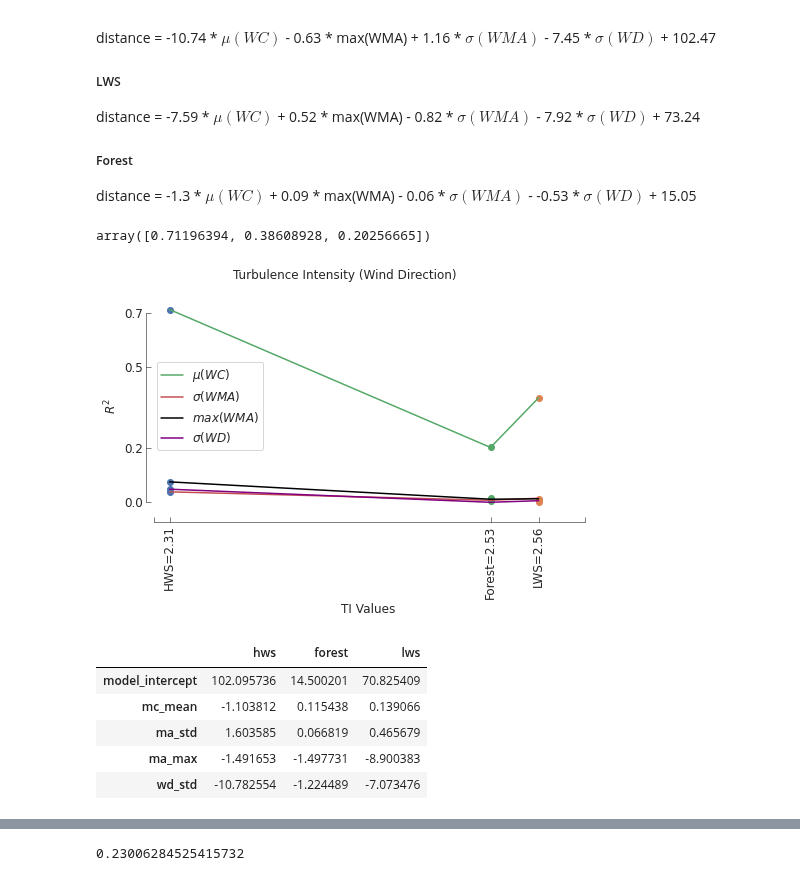
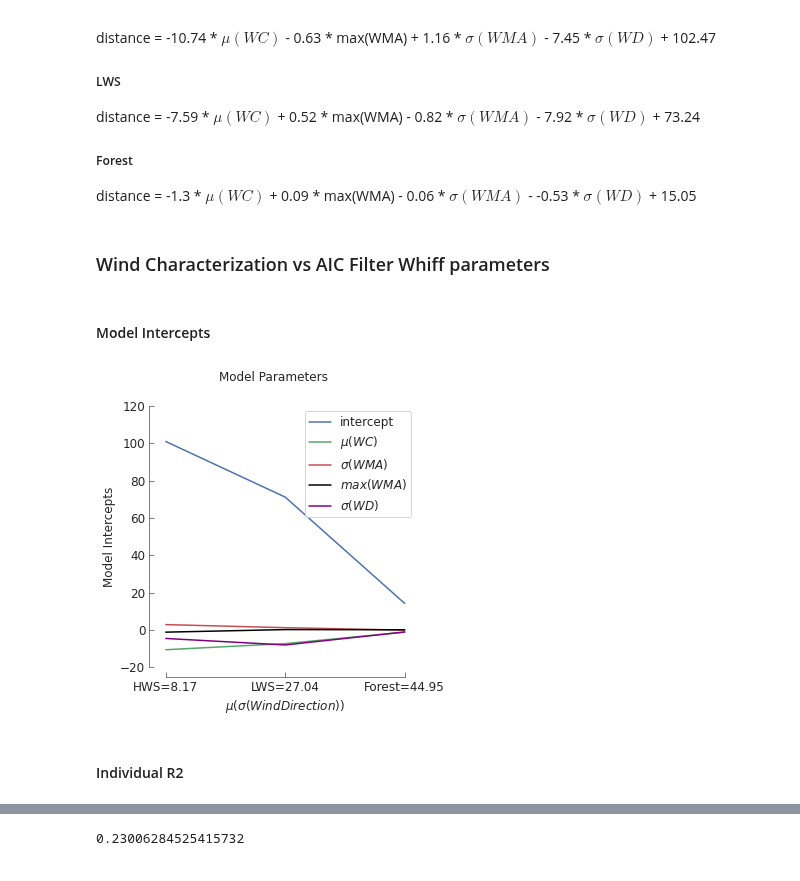
Before and after one commit to arunavanag591/odor_analysis, a Jupyter notebook: data_exploration/dataClassification.ipynb, the cells around one changed output, grey strips where cells are left out. Drawn from its saved outputs; the diff is of its cells as text; code cells hidden in the pictures.

```diff
--- a/data_exploration/dataClassification.ipynb
+++ b/data_exploration/dataClassification.ipynb
@@ -282,4 +281,2 @@ val1=val1.transpose()
-# %%
-r2.loc[0].values
-# %% [output]
-array([0.71196394, 0.38608928, 0.20256665])
+# %% [markdown]
+### Wind Characterization vs AIC Filter Whiff parameters
@@ -286,33 +287,35 @@ array([0.71196394, 0.38608928, 0.20256665])
+# %% [markdown]
+#### Model Intercepts
+# %%
+val=pd.read_hdf(dir+'aic_filtered_model_params.h5')
 # %%
-f,ax = plt.subplots(1,1,figsize=(7,5))
-ax.plot(np.repeat(HwsTi,len(r2)), r2.hws,'o')
-ax.plot(np.repeat(LwsTi,len(r2)), r2.lws,'o')
-ax.plot(np.repeat(ForestTi,len(r2)), r2.forest,'o')
+f,ax = plt.subplots(1,1,figsize=(5,5))
+
 ax.grid(False)
-
-# ax.plot([hwsti,lwsti,forestti],val1.iloc[0],c='b',label='model_intercept')
-ax.plot([HwsTi,ForestTi,LwsTi],[0.71196394, 0.20256665, 0.38608928],c='g',label='$\mu(WC)$')
-ax.plot([HwsTi,ForestTi,LwsTi],r2.loc[1],c='r',label='$\sigma(WMA)$')
-ax.plot([HwsTi,ForestTi,LwsTi],r2.loc[2],c='black',label='$max(WMA)$')
-ax.plot([HwsTi,ForestTi,LwsTi],r2.loc[3],c='purple',label='$\sigma(WD)$')
+xaxis=np.array([0,0.5,1])
+ax.plot(xaxis,val.transpose().iloc[0].values,c='b',label='intercept')
+ax.plot(xaxis,val.transpose().iloc[1].values,c='g',label='$\mu(WC)$')
+ax.plot(xaxis,val.transpose().iloc[2].values,c='r',label='$\sigma(WMA)$')
+ax.plot(xaxis,val.transpose().iloc[3].values,c='black',label='$max(WMA)$')
+ax.plot(xaxis,val.transpose().iloc[4].values,c='purple',label='$\sigma(WD)$')
 
 
 mpl_functions.adjust_spines(ax,['left','bottom'],
                             spine_locations={'left': 5},
                             smart_bounds=True,
-                            xticks=[2.3, HwsTi,ForestTi,LwsTi,2.6],
-                            yticks=[0,0.2,0.5,0.7],
+                            xticks=[0,0.5,1],
+                            # yticks=[0,0.2,0.5,0.7],
                             linewidth=0.5)
 
-ax.set_xticklabels(['','HWS=2.31','Forest=2.53','LWS=2.56',''],rotation=90)
+ax.set_xticklabels(['HWS=8.17','LWS=27.04','Forest=44.95'],rotation=0)
 
-ax.legend(loc='center left')
-ax.set_ylabel('$R^2$')
-ax.set_xlabel('TI Values')
-f.suptitle("Turbulence Intensity (Wind Direction)")
+ax.legend(loc='upper right')
+ax.set_ylabel('Model Intercepts')
+ax.set_xlabel('$\mu(\sigma(Wind Direction))$')
+f.suptitle("Model Parameters")
 
 f.tight_layout(pad=1)
 figurefirst.mpl_functions.set_fontsize(f, 12)
 # f.savefig('../../Figure/TiWindSpeedR2WD.jpeg', dpi=300, bbox_inches = "tight")
 # %% [output]
-[figure, old version]
+[figure, new version]
@@ -324,9 +321,0 @@ val1.columns = new_column_names
-# %%
-val1
-# %% [output]
-|  | hws | forest | lws |
-| model_intercept | 102.095736 | 14.500201 | 70.825409 |
-| mc_mean | -1.103812 | 0.115438 | 0.139066 |
-| ma_std | 1.603585 | 0.066819 | 0.465679 |
-| ma_max | -1.491653 | -1.497731 | -8.900383 |
-| wd_std | -10.782554 | -1.224489 | -7.073476 |
@@ -336,0 +322,2 @@ val1[['lws', 'forest']] = val1[['forest', 'lws']]
+# %% [markdown]
+#### Individual R2
```
Also changed, not shown: parts of 20 cells of this notebook, 1 other file.
